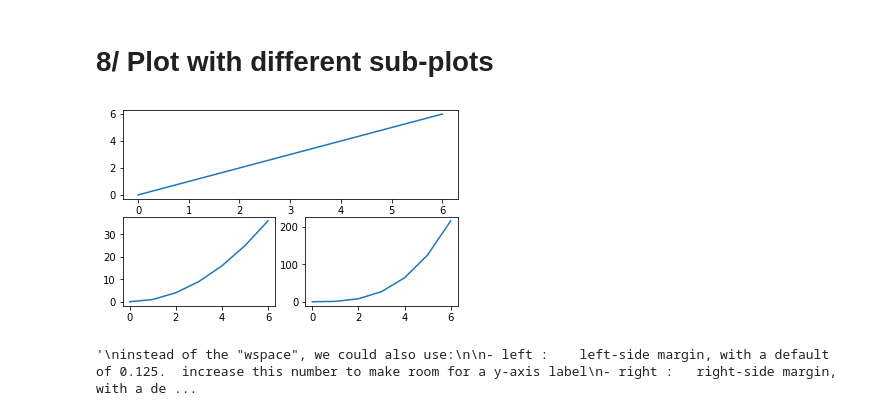
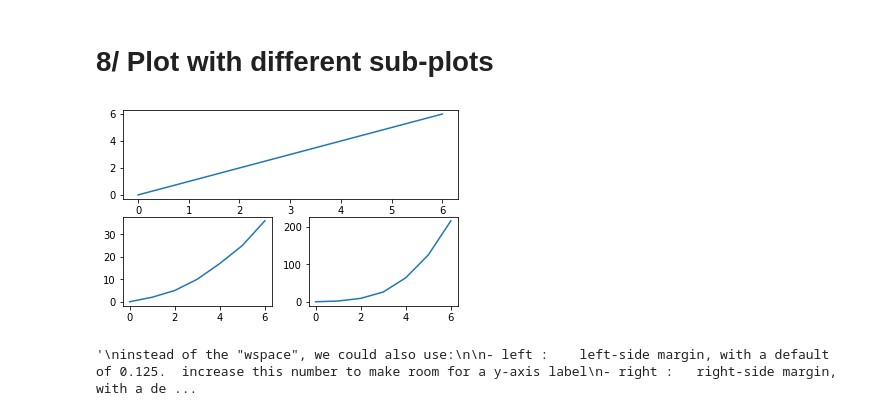
Before and after one commit to santinon/big_data, a Jupyter notebook: Matplotlib .ipynb, the cells around one changed output. Saved outputs shown, nothing was run; the diff lists cells and outputs as text; code cells hidden in the pictures.

```diff
--- a/Matplotlib .ipynb
+++ b/Matplotlib .ipynb
@@ -280,41 +282,42 @@ from matplotlib import pyplot as plt
 # data used for the example
 x = range(7)
 straight_line = [0, 1, 2, 3, 4, 5, 6]
-parabola = [0, 1, 4, 9, 16, 25, 36]
-cubic = [0, 1, 8, 27, 64, 125, 216]
+cubic = [0, 2, 9, 26, 64, 125, 216]
+parabola = [0, 2, 5, 10, 17, 25, 36]
+
 
 
 
 
 # making plots here
 
 # we always spezifie the location of a plot and then we plot it afterwards
 # "subplot" is based on the fact that we have a grid with 2 rows and 2 columns max, with plots taking +/- place on this space-grid
 plt.subplot(2, 1, 1) # location of the first plot takes 2 rows and 1 columns in itself, and is the first element (takes the place of 2 plots)
 plt.plot(x, straight_line) # and we plot it on the grid-space!
 
 plt.subplot(2, 2, 3) # plot takes place in a grid of 2 rows, with 2 columns and is the 3rd (because plit above take the place of 2)
 plt.plot(x, parabola) # and plot it!
 
 plt.subplot(2, 2, 4) # plot takes place in a grid of 2 rows, with 2 columns and is the 4th
 plt.plot(x, cubic)
 
-plt.subplots_adjust(wspace = 0.20, bottom =0.2) # bottom = space to the bottom of graph by changing bottom margin to 0.2 (instead default of 0.1)
+plt.subplots_adjust(wspace = 0.25, bottom =0.2) # bottom = space to the bottom of graph by changing bottom margin to 0.2 (instead default of 0.1)
 
 plt.show()
 
 
 '''
 instead of the "wspace", we could also use:
 
 - left :    left-side margin, with a default of 0.125.  increase this number to make room for a y-axis label
 - right :   right-side margin, with a default of 0.9.  increase this to make more room for the figure, or decrease it to make room for a legend
 - bottom :  bottom margin, with a default of 0.1. increase this to make room for tick mark labels or an x-axis label
 - top :     top margin, with a default of 0.9
 - wspace :  horizontal space between adjacent subplots, with default of 0.2
 - hspace :  vertical space between adjacent subplots, with default of 0.2
 
 '''
 # %% [output]
-[figure, old version]
+[figure, new version]
 '\ninstead of the "wspace", we could also use:\n\n- left :    left-side margin, with a default of 0.125.  increase this number to make room for a y-axis label\n- right :   right-side margin, with a de ...
```
Also changed, not shown: parts of 6 cells of this notebook, 1 other file.
